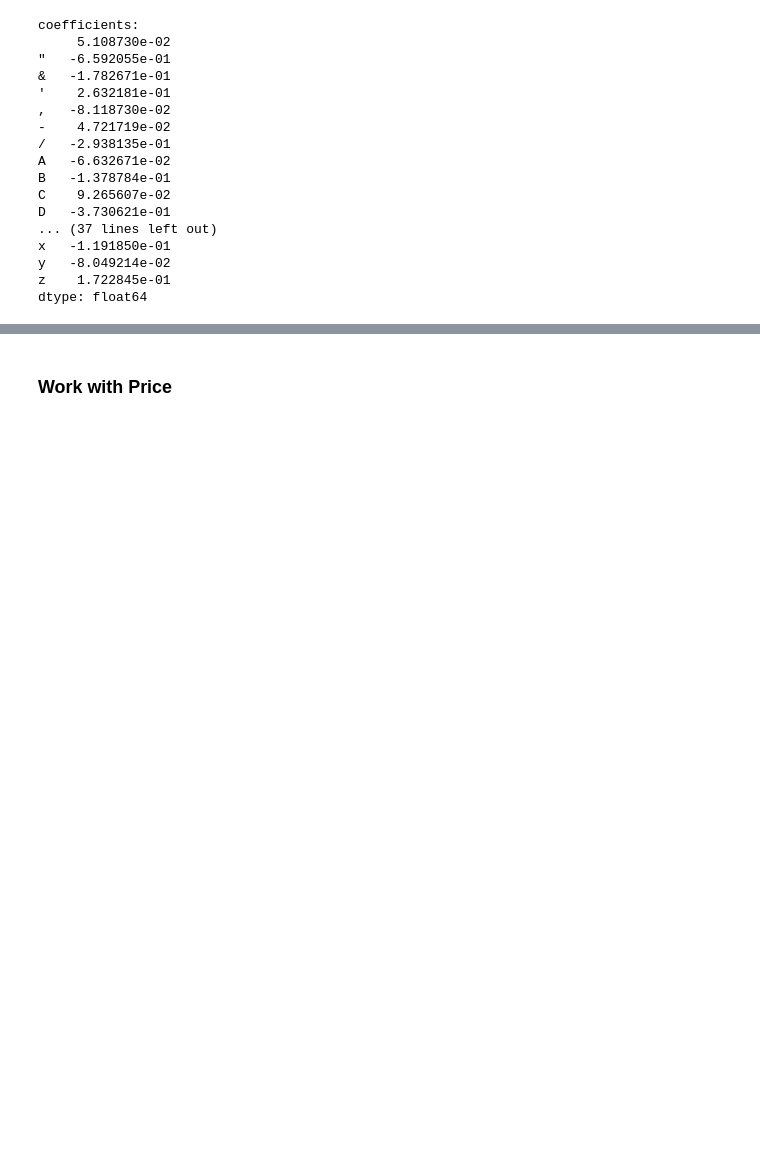
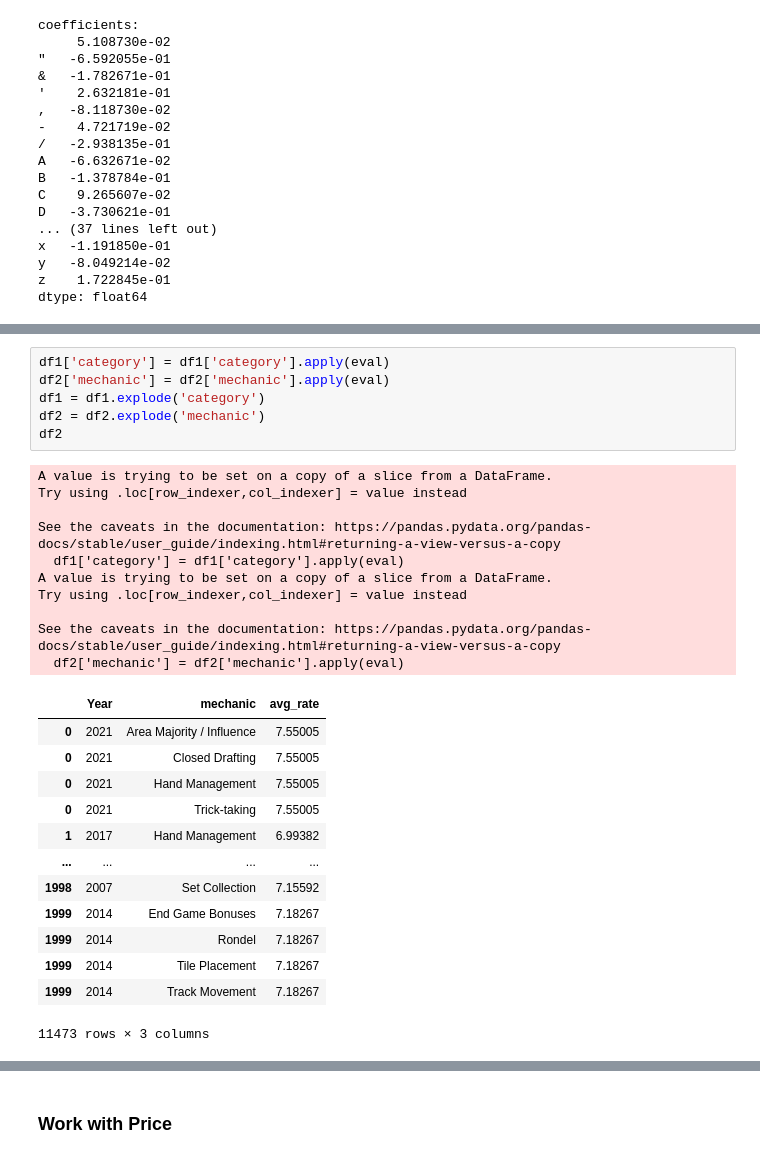
Before and after one commit to plexixx/Board-Game-Recommendator, a Jupyter notebook: description.ipynb, the cells around one changed output, grey strips where cells are left out. Cells and saved outputs as stored; diff of their text form; blank space fills up the shorter version.

```diff
--- a/description.ipynb
+++ b/description.ipynb
@@ -398,0 +447,30 @@ dtype: float64
+# %%
+df1['category'] = df1['category'].apply(eval)
+df2['mechanic'] = df2['mechanic'].apply(eval)
+df1 = df1.explode('category')
+df2 = df2.explode('mechanic')
+df2
+# %% [output]
+A value is trying to be set on a copy of a slice from a DataFrame.
+Try using .loc[row_indexer,col_indexer] = value instead
+
+See the caveats in the documentation: https://pandas.pydata.org/pandas-docs/stable/user_guide/indexing.html#returning-a-view-versus-a-copy
+  df1['category'] = df1['category'].apply(eval)
+A value is trying to be set on a copy of a slice from a DataFrame.
+Try using .loc[row_indexer,col_indexer] = value instead
+
+See the caveats in the documentation: https://pandas.pydata.org/pandas-docs/stable/user_guide/indexing.html#returning-a-view-versus-a-copy
+  df2['mechanic'] = df2['mechanic'].apply(eval)
+|  | Year | mechanic | avg_rate |
+| 0 | 2021 | Area Majority / Influence | 7.55005 |
+| 0 | 2021 | Closed Drafting | 7.55005 |
+| 0 | 2021 | Hand Management | 7.55005 |
+| 0 | 2021 | Trick-taking | 7.55005 |
+| 1 | 2017 | Hand Management | 6.99382 |
+| ... | ... | ... | ... |
+| 1998 | 2007 | Set Collection | 7.15592 |
+| 1999 | 2014 | End Game Bonuses | 7.18267 |
+| 1999 | 2014 | Rondel | 7.18267 |
+| 1999 | 2014 | Tile Placement | 7.18267 |
+| 1999 | 2014 | Track Movement | 7.18267 |
+11473 rows × 3 columns
```
Also changed, not shown: parts of 13 cells of this notebook, 1 other file.
